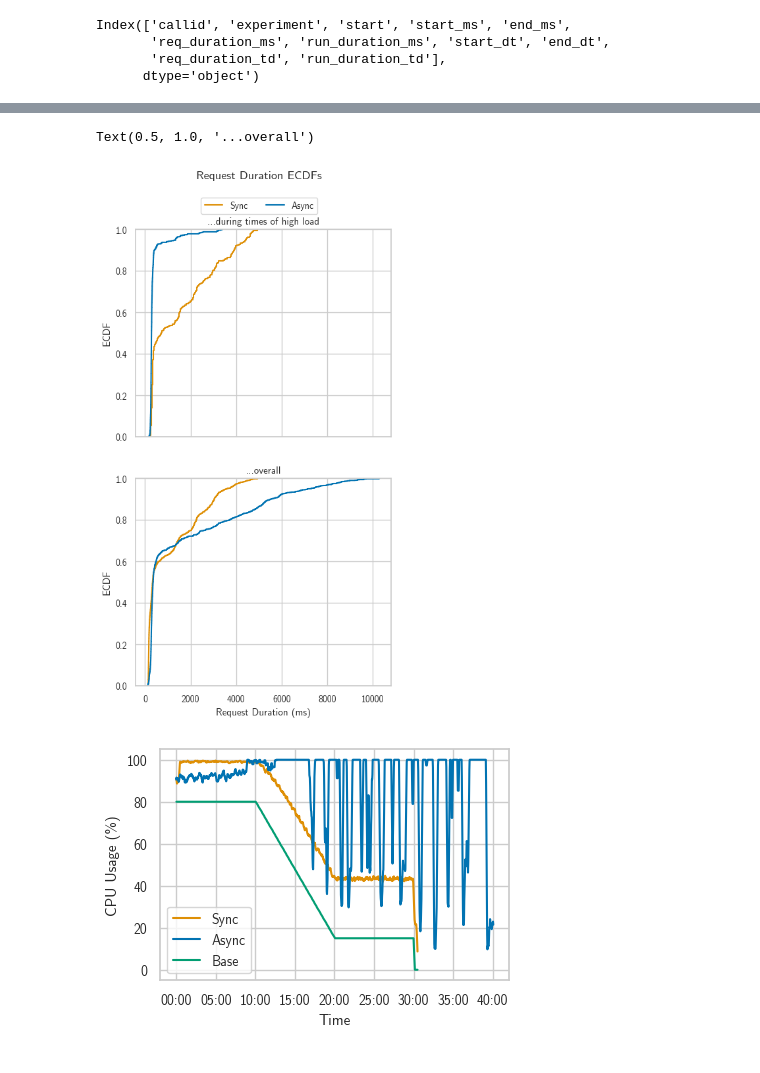
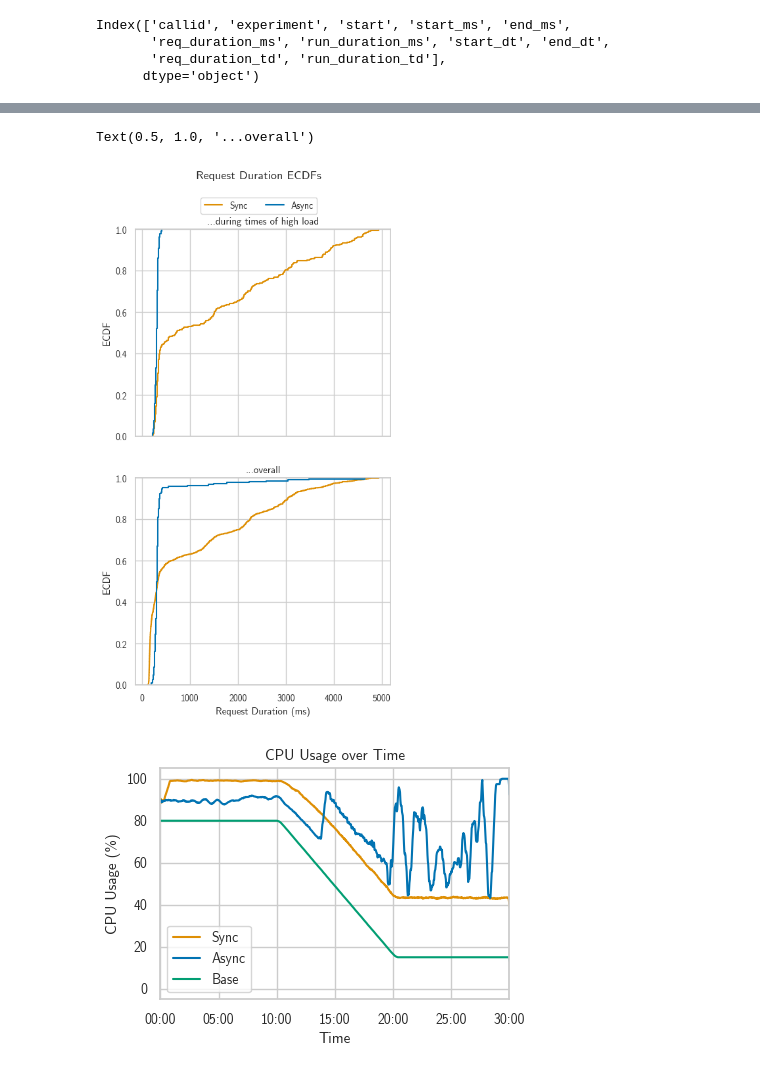
Before and after one commit to umbrellerde/nuclio, a Jupyter notebook: profaastinate/evaluation/stats/properstats.ipynb, the cells around one changed output, grey strips where cells are left out. Saved outputs shown, nothing was run; the diff lists cells and outputs as text; code cells hidden in the pictures.

```diff
--- a/profaastinate/evaluation/stats/properstats.ipynb
+++ b/profaastinate/evaluation/stats/properstats.ipynb
@@ -27,7 +27,7 @@ def save_fig(ax, name, file_type="pdf"):
     file_name = name + "." + file_type
     fig.savefig(os.path.join("graphs", file_name), bbox_inches='tight')
 # %%
-async_folder = "./logs/14_K"
+async_folder = "./logs/16_L"
 sync_folder = "./logs/13_J"
 
 experiment_phase_ms = {
@@ -103,16 +103,19 @@ def get_experiment_dfs(folder, experiment):
 
     if len(k6_df["callid"].unique()) != len(invocation_df["callid"].unique()):
         print("Mismatched callids", file=sys.stderr)
-        return None
+        #return None
 
+    wrong_calls = []
     def process_calls_with_callid(callid):
         k6_req = k6_df[k6_df["callid"] == callid]
         calls = invocation_df[invocation_df["callid"] == callid]
         if len(calls) != 4:
-            print(f"Call {callid} has {len(calls)} calls", file=sys.stderr)
+            print(f"Call {callid} has {len(calls)} calls in experiment {experiment}", file=sys.stderr)
+            wrong_calls.append(callid)
             return None
         if len(k6_req) != 1:
-            print(f"Call {callid} has {len(k6_req)} k6 requests", file=sys.stderr)
+            print(f"Call {callid} has {len(k6_req)} k6 requests in experiment {experiment}", file=sys.stderr)
+            wrong_calls.append(callid)
             return None
         start_ms = k6_req["start_ms"].values[0] # when the k6 request started
         end_ms = k6_req["end_ms"].values[0] # when the k6 request ended
@@ -246,8 +255,8 @@ r_a_w_df = a_w_df[__w_df_rollable_cols].rolling("20s", on="start_dt").mean()
 
 # generate a rolling df for both c_df
 __c_df_rollable_cols = ['time_dt', 'cpu_percent', 'ram_percent', 'base_cpu_share']
-r_s_c_df = s_c_df[__c_df_rollable_cols].rolling("10s", on="time_dt").mean()
-r_a_c_df = a_c_df[__c_df_rollable_cols].rolling("10s", on="time_dt").mean()
+r_s_c_df = s_c_df[__c_df_rollable_cols].rolling("30s", on="time_dt").mean()
+r_a_c_df = a_c_df[__c_df_rollable_cols].rolling("30s", on="time_dt").mean()
 # %%
 sns.lineplot(data=r_s_w_df, x="start_dt", y="req_duration_ms", label="Sync", color=color_map["sync"])
 sns.lineplot(data=r_a_w_df, x="start_dt", y="req_duration_ms", label="Async", color=color_map["async"])
@@ -286,20 +295,21 @@ ax1.set_title("...during times of high load")
 ax2.set_title("...overall")
 # %% [output]
 Text(0.5, 1.0, '...overall')
-[figure, old version]
+[figure, new version]
 # %%
 # Plot rolling CPU Usage
 sns.lineplot(data=r_s_c_df, x="time_dt", y="cpu_percent", label="Sync", color=color_map["sync"])
 sns.lineplot(data=r_a_c_df, x="time_dt", y="cpu_percent", label="Async", color=color_map["async"])
 # Plot the base cpu share
 sns.lineplot(data=r_s_c_df, x="time_dt", y="base_cpu_share", label="Base", color=color_map["cpu"])
 plt.ylabel("CPU Usage (%)")
 plt.xlabel("Time")
 plt.title("CPU Usage over Time")
+plt.xlim(pd.to_datetime(0, unit="ms"),pd.to_datetime(experiment_phase_ms["end"], unit="ms"))
 
 plt.gca().xaxis.set_major_formatter(mdates.DateFormatter('%M:%S'))
 # %% [output]
-[figure, old version]
+[figure, new version]
 # %%
 # Plot the total duration of the workflow
 sns.lineplot(data=r_s_w_df, x="start_dt", y="run_duration_ms", label="Sync", color=color_map["sync"])
```
Also changed, not shown: parts of 4 cells of this notebook, 1 other file.
